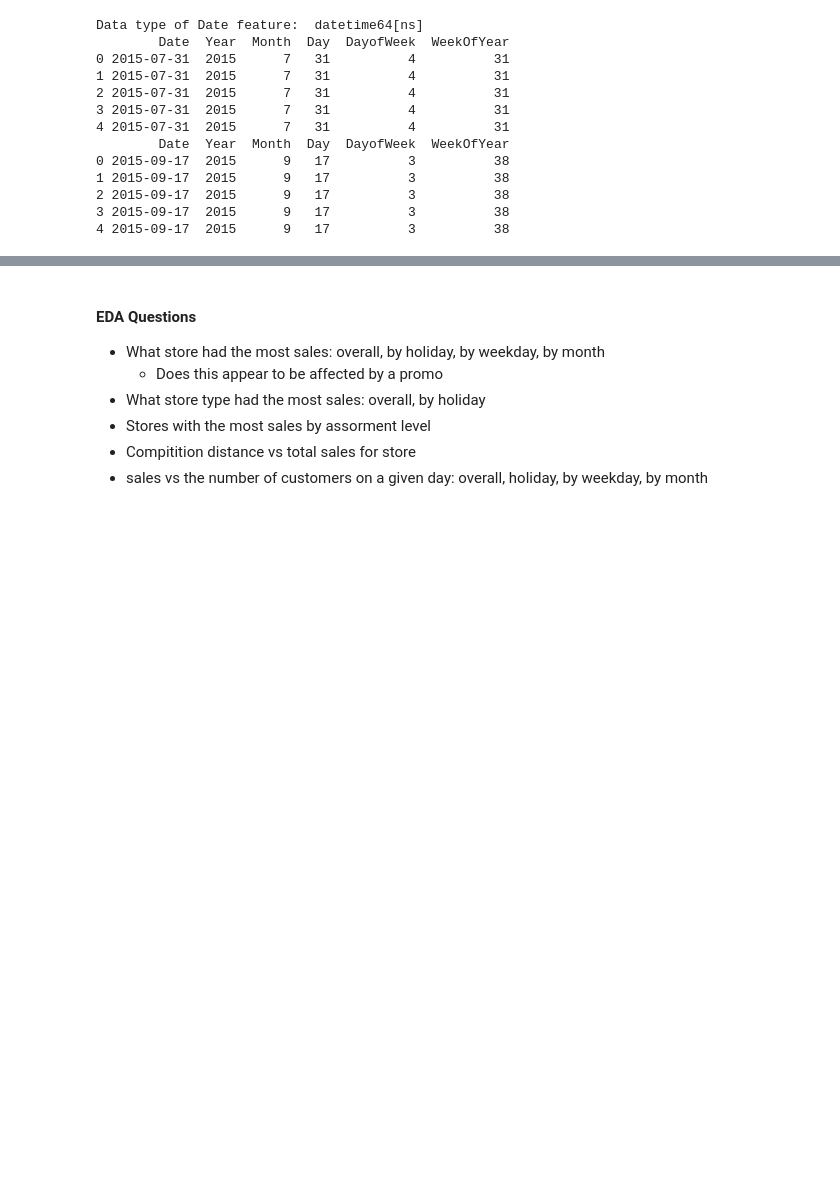
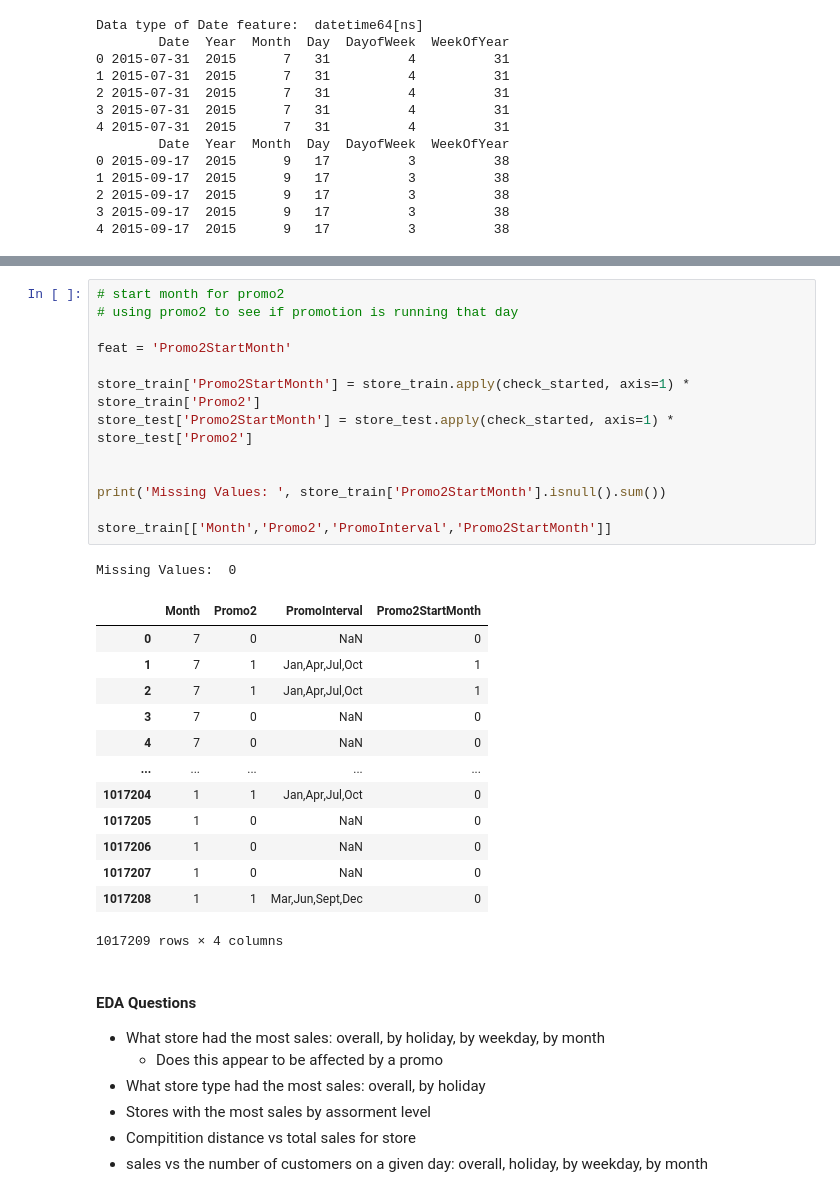
Before and after one commit to lynnmench/Rossmann_Store_Sales, a Jupyter notebook: Rossmann_Store_EDA.ipynb, the cells around one changed output, grey strips where cells are left out. Drawn from its saved outputs; the diff is of its cells as text; blank space fills up the shorter version.

```diff
--- a/Rossmann_Store_EDA.ipynb
+++ b/Rossmann_Store_EDA.ipynb
@@ -271,3 +338,31 @@ store_train['CompetitionSince'].isnull().sum()
+# %%
+# start month for promo2
+# using promo2 to see if promotion is running that day
+
+feat = 'Promo2StartMonth'
+
+store_train['Promo2StartMonth'] = store_train.apply(check_started, axis=1) * store_train['Promo2']
+store_test['Promo2StartMonth'] = store_test.apply(check_started, axis=1) * store_test['Promo2']
+
+
+print('Missing Values: ', store_train['Promo2StartMonth'].isnull().sum())
+
+store_train[['Month','Promo2','PromoInterval','Promo2StartMonth']]
+# %% [output]
+Missing Values:  0
+|  | Month | Promo2 | PromoInterval | Promo2StartMonth |
+| 0 | 7 | 0 | NaN | 0 |
+| 1 | 7 | 1 | Jan,Apr,Jul,Oct | 1 |
+| 2 | 7 | 1 | Jan,Apr,Jul,Oct | 1 |
+| 3 | 7 | 0 | NaN | 0 |
+| 4 | 7 | 0 | NaN | 0 |
+| ... | ... | ... | ... | ... |
+| 1017204 | 1 | 1 | Jan,Apr,Jul,Oct | 0 |
+| 1017205 | 1 | 0 | NaN | 0 |
+| 1017206 | 1 | 0 | NaN | 0 |
+| 1017207 | 1 | 0 | NaN | 0 |
+| 1017208 | 1 | 1 | Mar,Jun,Sept,Dec | 0 |
+1017209 rows × 4 columns
 # %% [markdown]
 #### EDA Questions
 
```
Also changed, not shown: parts of 24 cells of this notebook.
